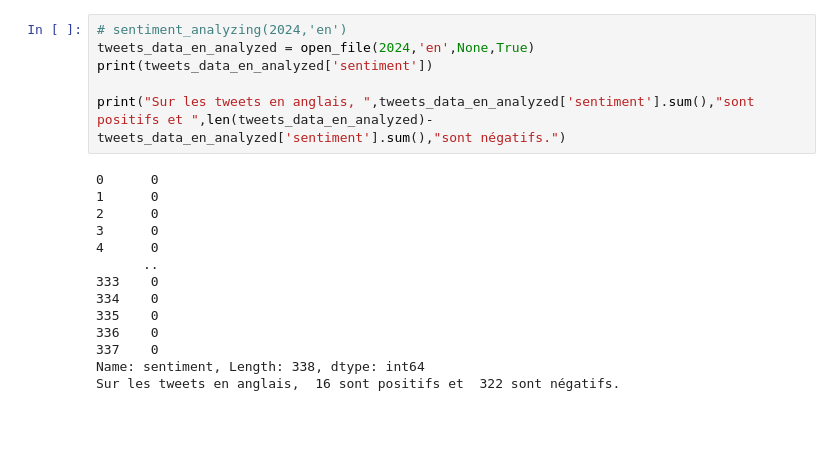
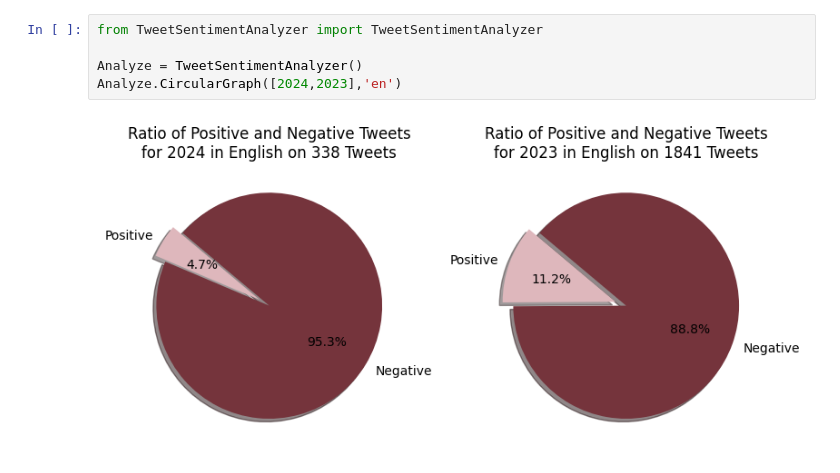
Before and after one commit to toino8/FoodSafetyEngagement, a Jupyter notebook: AI_Models_NLP/SentimentAnalysis.ipynb, the cells around one changed output. Drawn from its saved outputs; the diff is of its cells as text; blank space fills up the shorter version.

```diff
--- a/AI_Models_NLP/SentimentAnalysis.ipynb
+++ b/AI_Models_NLP/SentimentAnalysis.ipynb
@@ -72,20 +1,7 @@ def sentiment_analyzing(year,language):
-# %%
-# sentiment_analyzing(2024,'en')
-tweets_data_en_analyzed = open_file(2024,'en',None,True)
-print(tweets_data_en_analyzed['sentiment'])
-
-print("Sur les tweets en anglais, ",tweets_data_en_analyzed['sentiment'].sum(),"sont positifs et ",len(tweets_data_en_analyzed)-tweets_data_en_analyzed['sentiment'].sum(),"sont négatifs.")
-# %% [output]
-0      0
-1      0
-2      0
-3      0
-4      0
-      ..
-333    0
-334    0
-335    0
-336    0
-337    0
-Name: sentiment, Length: 338, dtype: int64
-Sur les tweets en anglais,  16 sont positifs et  322 sont négatifs.
+# %%
+from TweetSentimentAnalyzer import TweetSentimentAnalyzer
+
+Analyze = TweetSentimentAnalyzer()
+Analyze.CircularGraph([2024,2023],'en')
+# %% [output]
+[figure, added]
```
Also changed, not shown: parts of 4 cells of this notebook, 10 other files.
